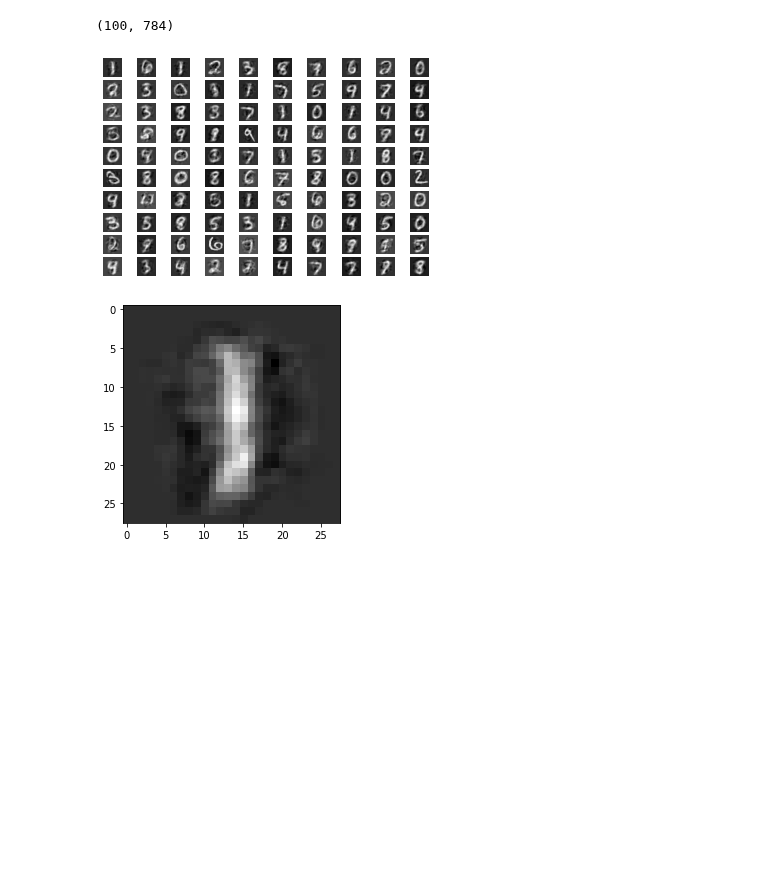
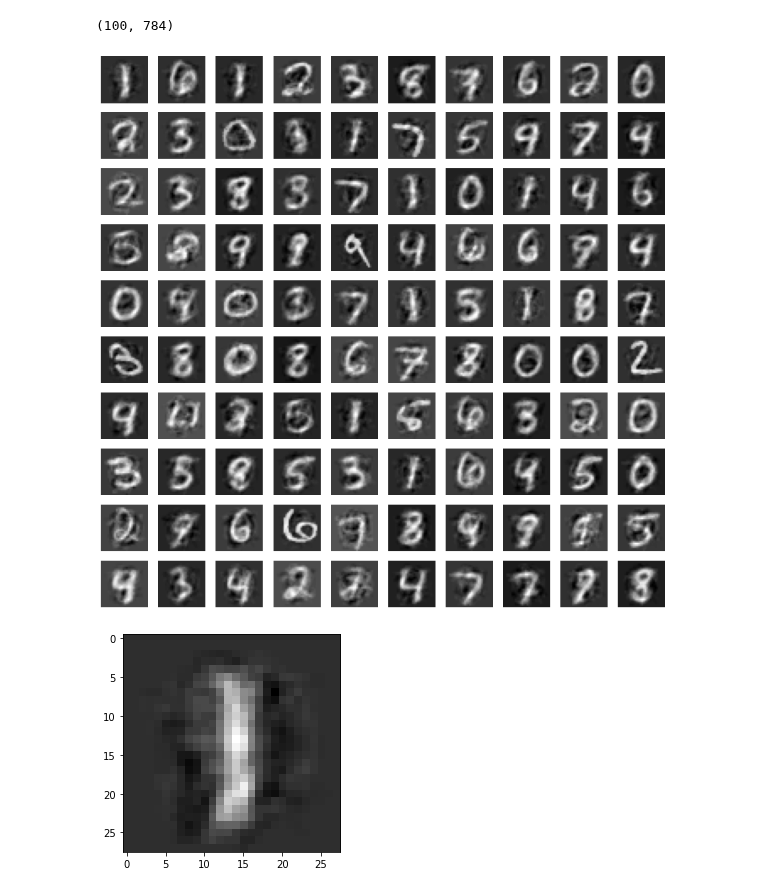
Before and after one commit to mostafa-ja/sample, a Jupyter notebook: toraj69.ipynb, the cells around one changed output. Saved outputs shown, nothing was run; the diff lists cells and outputs as text; code cells hidden in the pictures; blank space fills up the shorter version.

```diff
--- a/toraj69.ipynb
+++ b/toraj69.ipynb
@@ -59,19 +59,20 @@ X_rec.shape
 # %% [output]
 (100, 784)
 # %%
-X_rec2 = denormalization(X_rec,mean,std)
+X_rec_denorm = denormalization(X_rec,mean,std)
 # %%
 
 def display_data(X):
   m,n=X.shape
   image_side=28
+  plt.subplots(figsize=(15, 15))
   for i in range(m):
     image=X[i].reshape(image_side,image_side)
     plt.subplot(10,10,i+1)
     plt.imshow(image, cmap='gray')
     plt.axis('off')
 # %%
-display_data(X_rec2)
+display_data(X_rec_denorm)
 # %% [output]
-[figure, old version]
+[figure, new version]
 # %%
```
Also changed, not shown: parts of 3 cells of this notebook.
